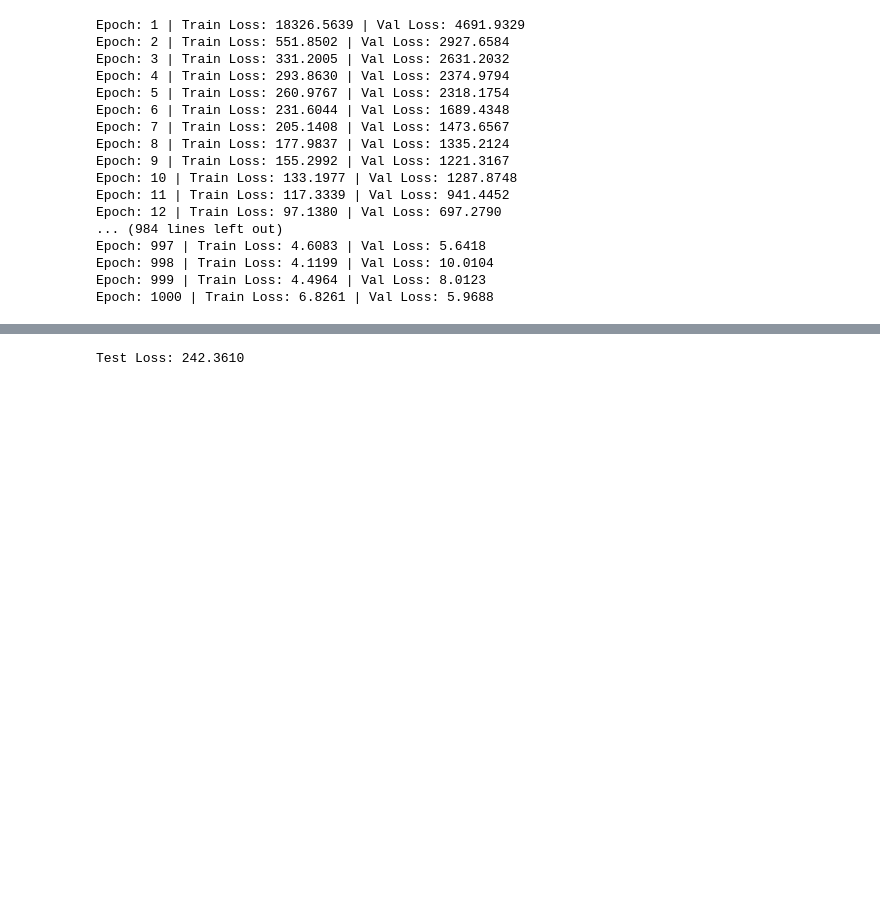
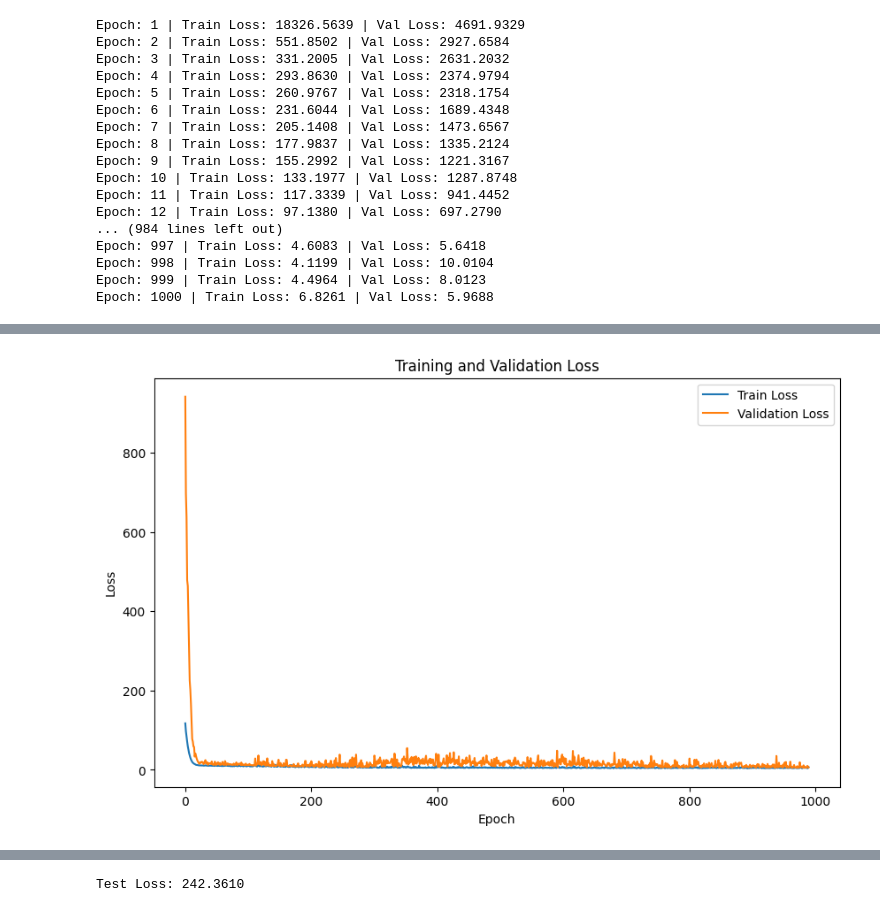
Before and after one commit to lewinskie254/stock-market-prediction, a Jupyter notebook: predict_stock_prices_NeuralNets.ipynb, the cells around one changed output, grey strips where cells are left out. Drawn from its saved outputs; the diff is of its cells as text; code cells hidden in the pictures; blank space fills up the shorter version.

```diff
--- a/predict_stock_prices_NeuralNets.ipynb
+++ b/predict_stock_prices_NeuralNets.ipynb
@@ -437,0 +445,4 @@ plt.show()
+# %%
+plot_losses(tl, vl, start_idx=10)
+# %% [output]
+[figure, added]
```
Also changed, not shown: parts of 26 cells of this notebook.
